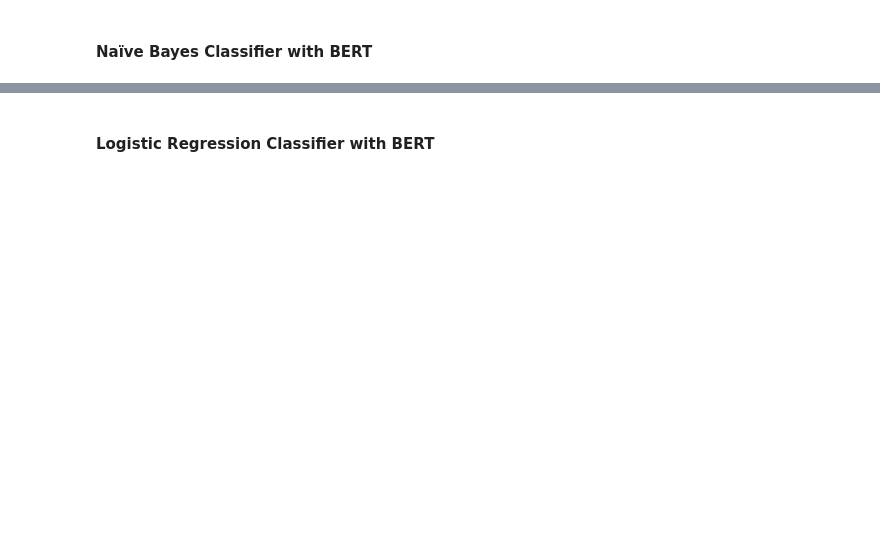
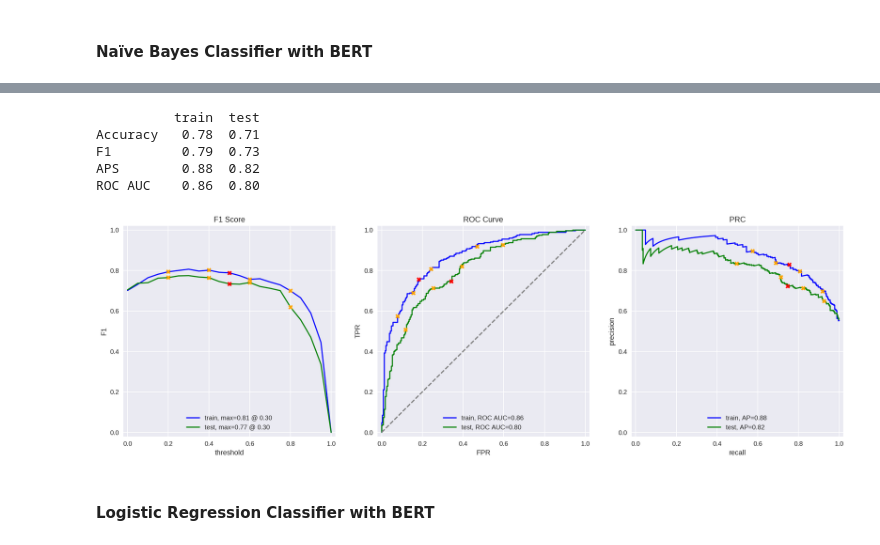
Before and after one commit to chuksoo/imdb_movie_sentiment_analysisNLP, a Jupyter notebook: imdb_movie_sentiment_analysisNLP.ipynb, the cells around one changed output, grey strips where cells are left out. Drawn from its saved outputs; the diff is of its cells as text; code cells hidden in the pictures; blank space fills up the shorter version.

```diff
--- a/imdb_movie_sentiment_analysisNLP.ipynb
+++ b/imdb_movie_sentiment_analysisNLP.ipynb
@@ -745,7 +836,7 @@ def BERT_text_to_embeddings(texts, max_length=512, batch_size = 25, force_device
 
     return np.concatenate(embeddings)
 # %%
+%%time
 # Attention! Running BERT for thousands of texts may take long run on CPU, at least several hours
-%%time
-X_BERT_train = BERT_text_to_embeddings(df_reviews_train['review_norm'], force_device='None')
+X_BERT_train = BERT_text_to_embeddings(df_reviews_train, force_device='cpu')
 y_BERT_train = df_reviews_train.iloc[:max_sample_size]['pos']
@@ -756,8 +856,5 @@ print(y_BERT_train.shape)
-# %%
-# if you have got the embeddings, it's advisable to save them to have them ready if
-np.savez_compressed('features_BERT.npz', X_BERT_train=X_BERT_train, X_BERT_test=X_BERT_test)
-
-# and load...
-with np.load('features_BERT.npz') as data:
-    X_BERT_train = data['X_BERT_train']
-    X_BERT_test = data['X_BERT_test']
+# %%
+%%time
+# Attention! Running BERT for thousands of texts may take long run on CPU, at least several hours
+X_BERT_test = BERT_text_to_embeddings(df_reviews_test, force_device='cpu')
+y_BERT_test = df_reviews_test.iloc[:max_sample_size]['pos']
@@ -764,3 +874,10 @@ with np.load('features_BERT.npz') as data:
+# %%
+# normalize features to avoid value error in the naïve bayes classifier
+scaler = MinMaxScaler()
+scaler.fit(X_BERT_train)
+# transform the training set and the test set using transform()
+X_BERT_train = scaler.transform(X_BERT_train)
+X_BERT_test = scaler.transform(X_BERT_test)
 # %% [markdown]
 #### Naïve Bayes Classifier with BERT
 # %%
@@ -771,6 +892,13 @@ nb_clf_BERT.fit(X_BERT_train, y_BERT_train)
 # %%
 # evaluate naïve bayes model
-evaluate_model(nb_clf_BERT, X_BERT_train, y_train, X_BERT_test, y_test)
+evaluate_model(nb_clf_BERT, X_BERT_train, y_BERT_train, X_BERT_test, y_BERT_test)
+# %% [output]
+          train  test
+Accuracy   0.78  0.71
+F1         0.79  0.73
+APS        0.88  0.82
+ROC AUC    0.86  0.80
+[figure, added]
 # %% [markdown]
 #### Logistic Regression Classifier with BERT
 # %%
```
Also changed, not shown: parts of 64 cells of this notebook.
